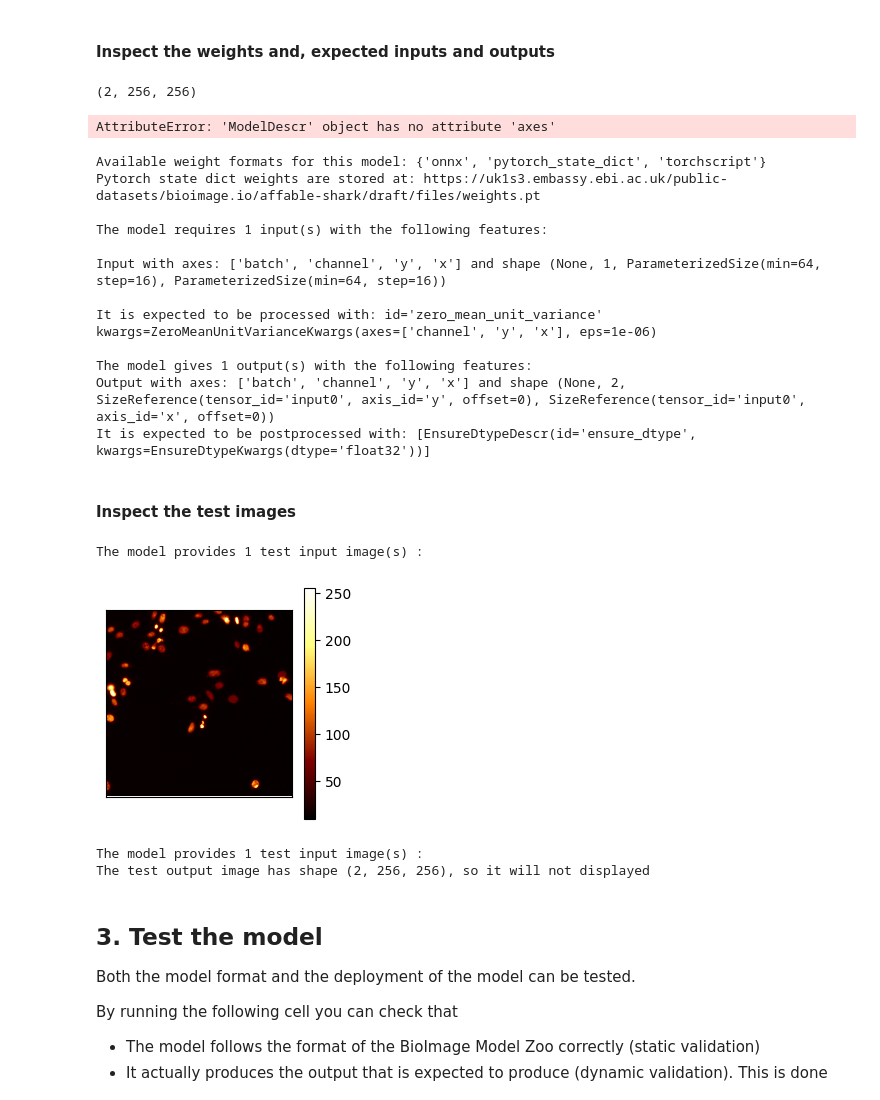
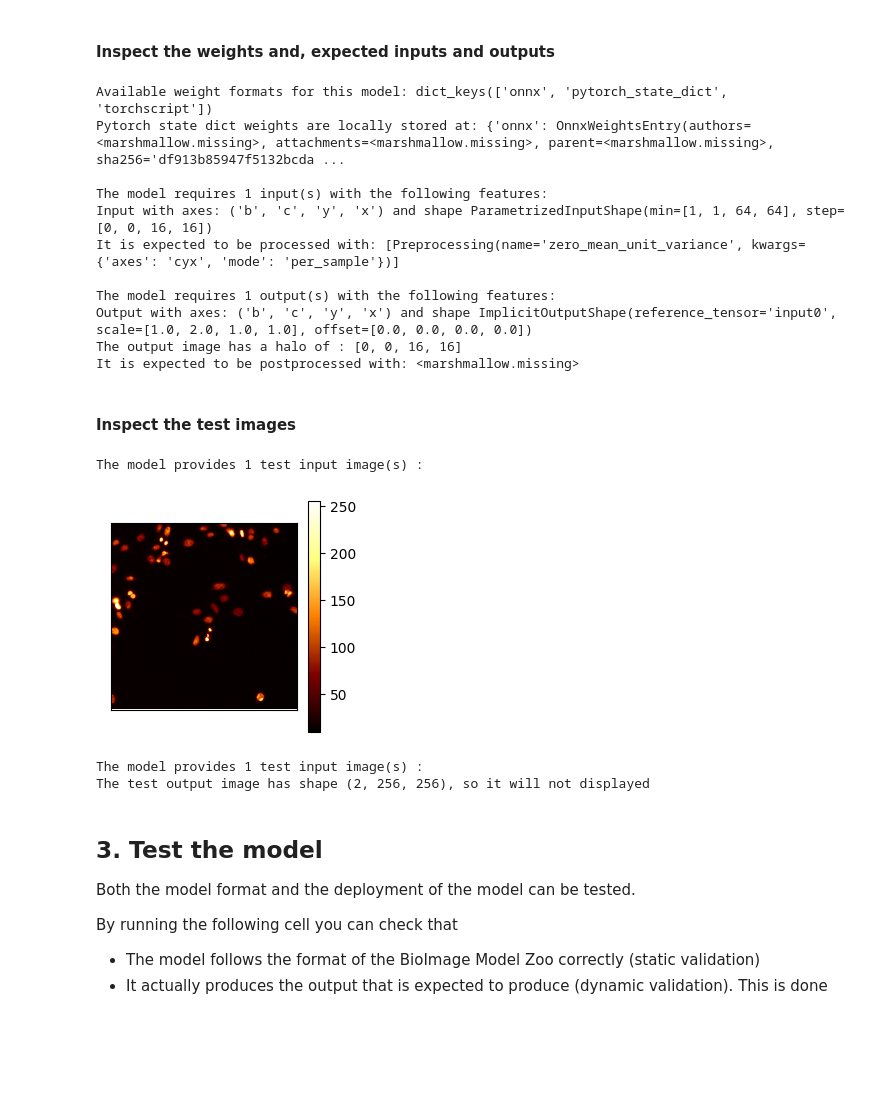
Before and after one commit to HenriquesLab/DL4MicEverywhere, a Jupyter notebook: notebooks/Bespoke_notebooks/bioimageio-pytorch/load_bioimageio_pytorch.ipynb, the cells around one changed output. Drawn from its saved outputs; the diff is of its cells as text; code cells hidden in the pictures; blank space fills up the shorter version.

```diff
--- a/notebooks/Bespoke_notebooks/bioimageio-pytorch/load_bioimageio_pytorch.ipynb
+++ b/notebooks/Bespoke_notebooks/bioimageio-pytorch/load_bioimageio_pytorch.ipynb
@@ -133,21 +114,21 @@ OR
 # %%
 #@markdown ##Load the model description with one of these options
 
-BMZ_MODEL_ID = "" #"affable-shark" #@param {type:"string"}
+BMZ_MODEL_ID = "affable-shark" #@param {type:"string"}
 BMZ_MODEL_DOI = "" #@param {type:"string"}
-BMZ_MODEL_URL = "https://uk1s3.embassy.ebi.ac.uk/public-datasets/bioimage.io/affable-shark/draft/files/rdf.yaml" #@param {type:"string"}
+BMZ_MODEL_URL = "" #@param {type:"string"}
 
 # Load the model description
 # ------------------------------------------------------------------------------
 
 if BMZ_MODEL_ID != "":
-    model = load_description(BMZ_MODEL_ID)  # TODO: load from bioimageio id
+    model = load_resource_description(BMZ_MODEL_ID)  # TODO: load from bioimageio id
     print(f"The model '{model.name}' with ID '{BMZ_MODEL_ID}' has been correctly loaded.")
 elif BMZ_MODEL_DOI != "":
-    model = load_description(BMZ_MODEL_DOI)  # TODO: load from bioimageio id
+    model = load_resource_description(BMZ_MODEL_DOI)  # TODO: load from bioimageio id
     print(f"The model '{model.name}' with DOI '{BMZ_MODEL_DOI}' has been correctly loaded.")
 elif BMZ_MODEL_URL != "":
-    model = load_description(BMZ_MODEL_URL)  # TODO: load from bioimageio id
+    model = load_resource_description(BMZ_MODEL_URL)  # TODO: load from bioimageio id
     print(f"The model '{model.name}' with URL '{BMZ_MODEL_URL}' has been correctly loaded.")
 else:
     print('Please specify a model ID, DOI or URL')
@@ -203,85 +184,70 @@ The model 'NucleiSegmentationBoundaryModel' had the following properties and met
 # %% [markdown]
 #### Inspect the weights and, expected inputs and outputs
-# %%
-from devtools import pprint
-import inspect
-import bioimageio.core
-
-print( np.squeeze(model.get_output_test_arrays()).shape)
-for out in model.outputs:
-
-    pass
-
-#pprint(dir(model))
-# %% [output]
-(2, 256, 256)
-AttributeError: 'ModelDescr' object has no attribute 'axes'
 # %%
 #@markdown ##Inspect the weights and, expected inputs and outputs
 
-print("Available weight formats for this model:", model.weights.model_fields_set)
-print("Pytorch state dict weights are stored at:", model.weights.pytorch_state_dict.source.absolute())
+print("Available weight formats for this model:", model.weights.keys())
+print("Pytorch state dict weights are locally stored at:", model.weights)
 print()
 
 # or what inputs the model expects
 print(f"The model requires {len(model.inputs)} input(s) with the following features:")
 for inp in model.inputs:
-    print("\nInput with axes:", list(inp.get_axis_sizes_for_array(inp).keys()), "and shape", inp.shape)
-    print(f"\nIt is expected to be processed with: {inp.preprocessing[1]}")
+    print("Input with axes:", inp.axes, "and shape", inp.shape)
+    print(f"It is expected to be processed with: {inp.preprocessing}")
 print()
 # and what the model outputs are
-print(f"The model gives {len(model.outputs)} output(s) with the following features:")
+print(f"The model requires {len(model.outputs)} output(s) with the following features:")
 for out in model.outputs:
-    print("Output with axes:", list(out.get_axis_sizes_for_array(out).keys()), "and shape", out.shape)
-    #print(f"The output image has a halo of : {out.halo}")
+    print("Output with axes:", out.axes, "and shape", out.shape)
+    print(f"The output image has a halo of : {out.halo}")
     print(f"It is expected to be postprocessed with: {out.postprocessing}")
 # %% [output]
-Available weight formats for this model: {'onnx', 'pytorch_state_dict', 'torchscript'}
-Pytorch state dict weights are stored at: https://uk1s3.embassy.ebi.ac.uk/public-datasets/bioimage.io/affable-shark/draft/files/weights.pt
+Available weight formats for this model: dict_keys(['onnx', 'pytorch_state_dict', 'torchscript'])
+Pytorch state dict weights are locally stored at: {'onnx': OnnxWeightsEntry(authors=<marshmallow.missing>, attachments=<marshmallow.missing>, parent=<marshmallow.missing>, sha256='df913b85947f5132bcda ...
 
 The model requires 1 input(s) with the following features:
+Input with axes: ('b', 'c', 'y', 'x') and shape ParametrizedInputShape(min=[1, 1, 64, 64], step=[0, 0, 16, 16])
+It is expected to be processed with: [Preprocessing(name='zero_mean_unit_variance', kwargs={'axes': 'cyx', 'mode': 'per_sample'})]
 
-Input with axes: ['batch', 'channel', 'y', 'x'] and shape (None, 1, ParameterizedSize(min=64, step=16), ParameterizedSize(min=64, step=16))
-
-It is expected to be processed with: id='zero_mean_unit_variance' kwargs=ZeroMeanUnitVarianceKwargs(axes=['channel', 'y', 'x'], eps=1e-06)
-
-The model gives 1 output(s) with the following features:
-Output with axes: ['batch', 'channel', 'y', 'x'] and shape (None, 2, SizeReference(tensor_id='input0', axis_id='y', offset=0), SizeReference(tensor_id='input0', axis_id='x', offset=0))
-It is expected to be postprocessed with: [EnsureDtypeDescr(id='ensure_dtype', kwargs=EnsureDtypeKwargs(dtype='float32'))]
+The model requires 1 output(s) with the following features:
+Output with axes: ('b', 'c', 'y', 'x') and shape ImplicitOutputShape(reference_tensor='input0', scale=[1.0, 2.0, 1.0, 1.0], offset=[0.0, 0.0, 0.0, 0.0])
+The output image has a halo of : [0, 0, 16, 16]
+It is expected to be postprocessed with: <marshmallow.missing>
 # %% [markdown]
 #### Inspect the test images
 # %%
 #@markdown ##Inspect the test images
 
-print(f"The model provides {len(model.inputs)} test input image(s) :")
-for test_im in model.get_input_test_arrays():
-    test_input = np.squeeze(test_im)
+print(f"The model provides {len(model.test_inputs)} test input image(s) :")
+for test_im in model.test_inputs:
+    test_input = np.squeeze(np.load(test_im))
     if len(test_input.shape)>2:
         print(f"The test input image has shape {test_input.shape}, so it will not displayed")
     else:
         plt.figure(figsize=(3,3))
         plt.imshow(test_input, cmap="afmhot")
         plt.colorbar()
         plt.xticks([])
         plt.yticks([])
         plt.show()
 
 # Inspect the test output images
-print(f"The model provides {len(model.outputs)} test input image(s) :")
-for test_im in model.get_output_test_arrays():
-    test_output = np.squeeze(test_im)
+print(f"The model provides {len(model.test_outputs)} test input image(s) :")
+for test_im in model.test_outputs:
+    test_output = np.squeeze(np.load(test_im))
     if len(test_output.shape)>2:
         print(f"The test output image has shape {test_output.shape}, so it will not displayed")
     else:
         plt.figure(figsize=(3,3))
         plt.imshow(test_output, cmap="afmhot")
         plt.colorbar()
         plt.xticks([])
         plt.yticks([])
         plt.show()
 # %% [output]
 The model provides 1 test input image(s) :
-[figure, old version]
+[figure, new version]
 The model provides 1 test input image(s) :
 The test output image has shape (2, 256, 256), so it will not displayed
 # %% [markdown]
```
Also changed, not shown: parts of 15 cells of this notebook, 2 other files.
